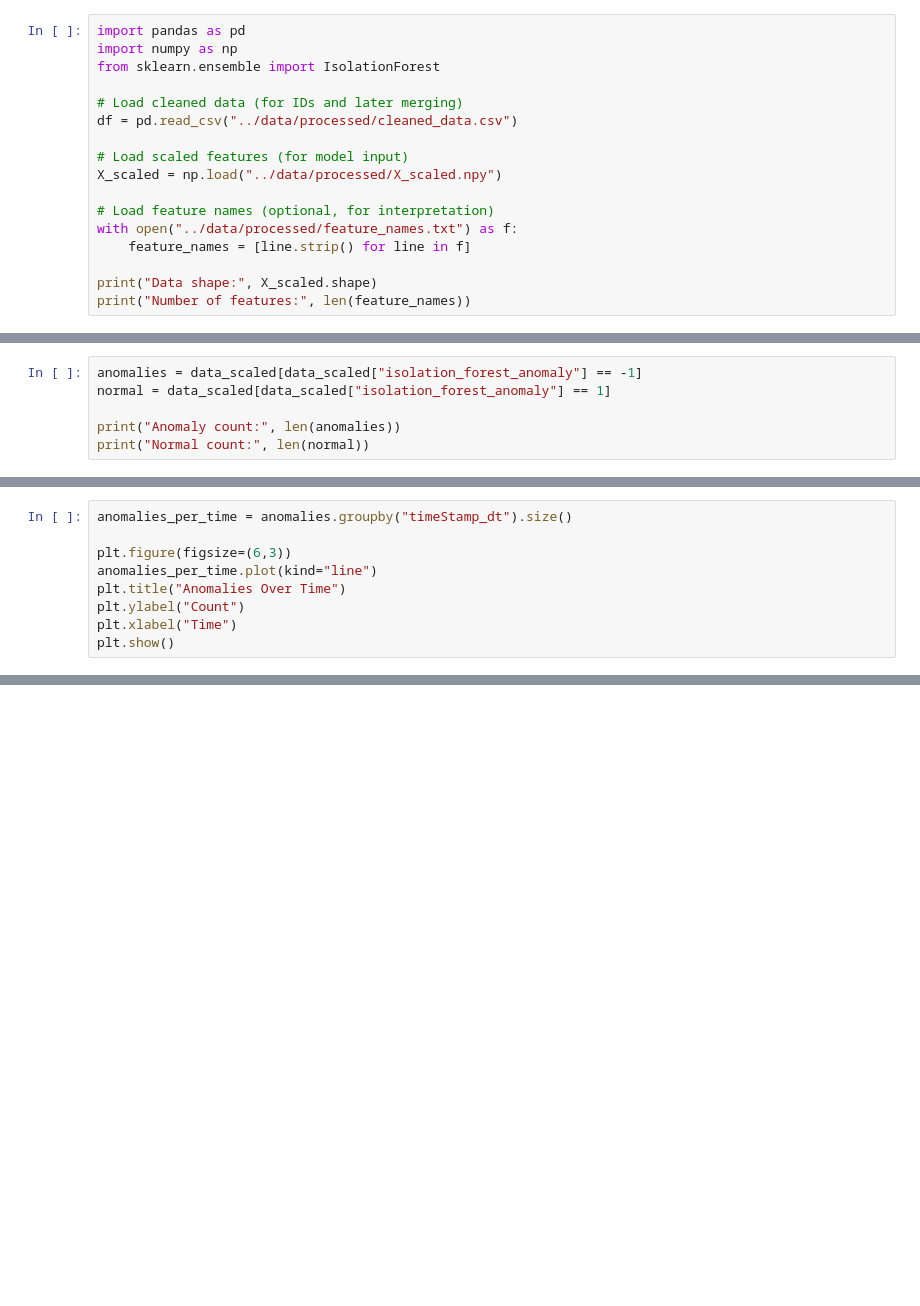
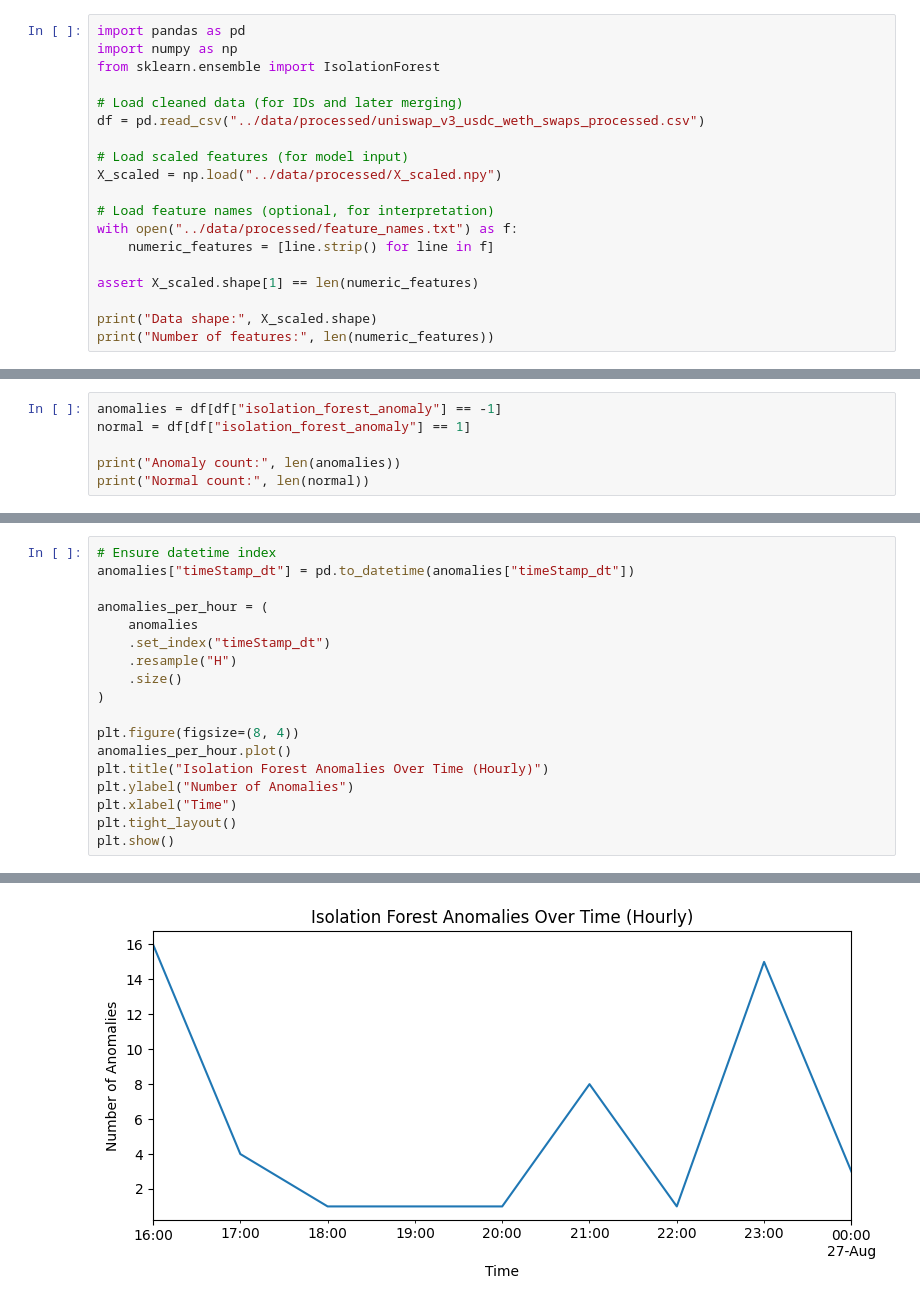
Before and after one commit to minaozdogan/Blockchain-Smart-Contract-Transaction-Anomaly-Detection-Project, a Jupyter notebook: notebooks/isolation_forest.ipynb, the cells around one changed output, grey strips where cells are left out. Drawn from its saved outputs; the diff is of its cells as text; blank space fills up the shorter version.

```diff
--- a/notebooks/isolation_forest.ipynb
+++ b/notebooks/isolation_forest.ipynb
@@ -4,14 +4,16 @@ import numpy as np
 from sklearn.ensemble import IsolationForest
 
 # Load cleaned data (for IDs and later merging)
-df = pd.read_csv("../data/processed/cleaned_data.csv")
+df = pd.read_csv("../data/processed/uniswap_v3_usdc_weth_swaps_processed.csv")
 
 # Load scaled features (for model input)
 X_scaled = np.load("../data/processed/X_scaled.npy")
 
 # Load feature names (optional, for interpretation)
 with open("../data/processed/feature_names.txt") as f:
-    feature_names = [line.strip() for line in f]
+    numeric_features = [line.strip() for line in f]
+
+assert X_scaled.shape[1] == len(numeric_features)
 
 print("Data shape:", X_scaled.shape)
-print("Number of features:", len(feature_names))
+print("Number of features:", len(numeric_features))
@@ -38,6 +41,6 @@ NameError: name 'numeric_features' is not defined
 # %%
-anomalies = data_scaled[data_scaled["isolation_forest_anomaly"] == -1]
-normal = data_scaled[data_scaled["isolation_forest_anomaly"] == 1]
+anomalies = df[df["isolation_forest_anomaly"] == -1]
+normal = df[df["isolation_forest_anomaly"] == 1]
 
 print("Anomaly count:", len(anomalies))
 print("Normal count:", len(normal))
@@ -67,9 +122,19 @@ plt.show()
 # %%
-anomalies_per_time = anomalies.groupby("timeStamp_dt").size()
+# Ensure datetime index
+anomalies["timeStamp_dt"] = pd.to_datetime(anomalies["timeStamp_dt"])
 
-plt.figure(figsize=(6,3))
-anomalies_per_time.plot(kind="line")
-plt.title("Anomalies Over Time")
-plt.ylabel("Count")
+anomalies_per_hour = (
+    anomalies
+    .set_index("timeStamp_dt")
+    .resample("H")
+    .size()
+)
+
+plt.figure(figsize=(8, 4))
+anomalies_per_hour.plot()
+plt.title("Isolation Forest Anomalies Over Time (Hourly)")
+plt.ylabel("Number of Anomalies")
 plt.xlabel("Time")
+plt.tight_layout()
 plt.show()
+# %% [output]
@@ -76,3 +146,4 @@ plt.show()
+[figure, added]
 # %%
 # Isolation Forest anomaly scores (higher = more anomalous after sign flip)
 anomaly_scores = iso_model.decision_function(X_scaled_for_if)
```
Also changed, not shown: parts of 14 cells of this notebook.
